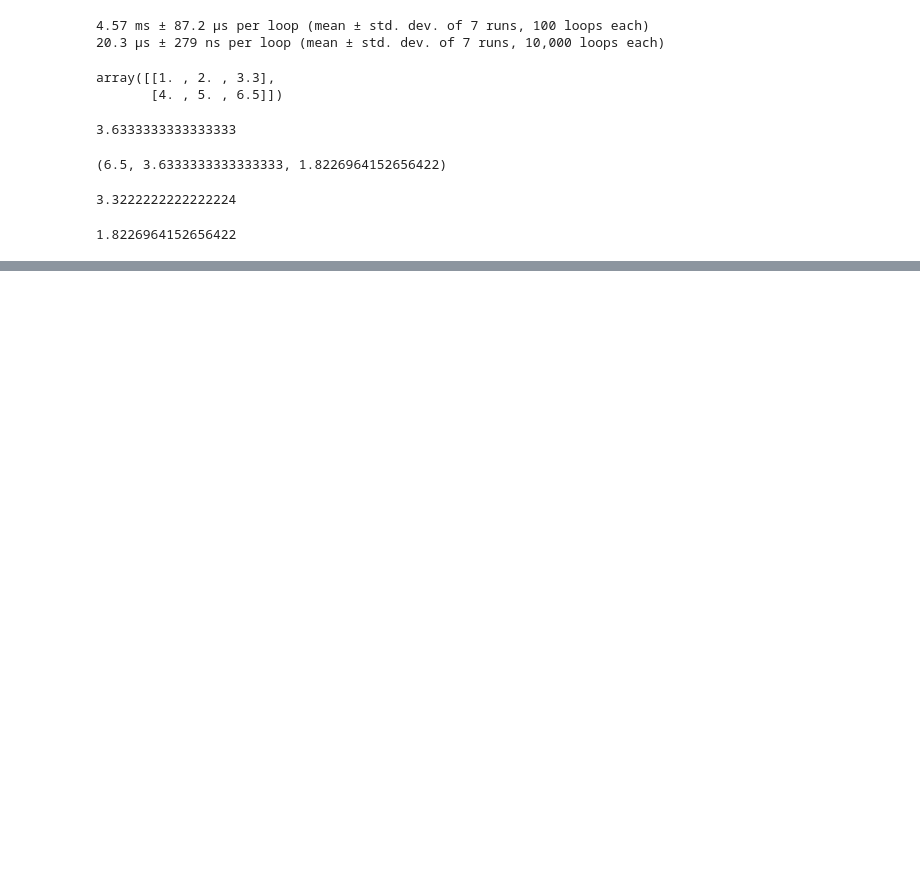
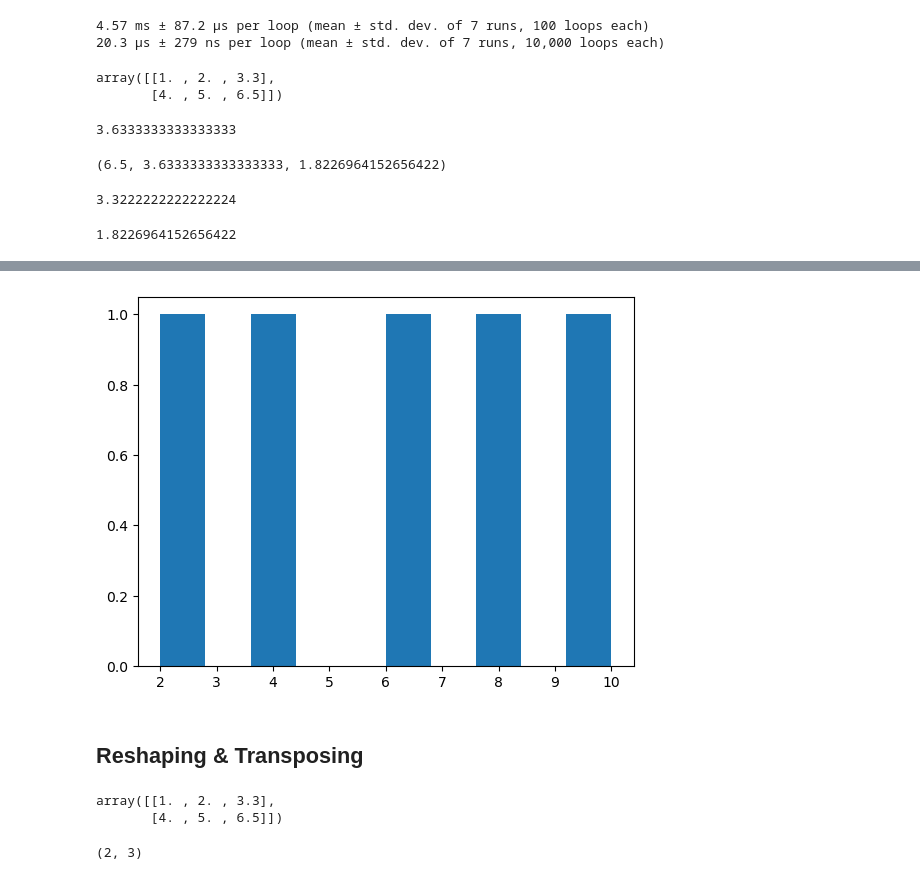
Before and after one commit to judgemongcal/ztm-machine-learning-course, a Jupyter notebook: introduction-to-numpy.ipynb, the cells around one changed output, grey strips where cells are left out. Saved outputs shown, nothing was run; the diff lists cells and outputs as text; code cells hidden in the pictures; blank space fills up the shorter version.

```diff
--- a/introduction-to-numpy.ipynb
+++ b/introduction-to-numpy.ipynb
@@ -406,0 +430,16 @@ np.sqrt(np.var(a2))
+# %%
+plt.hist(low_var)
+plt.show()
+# %% [output]
+[figure, added]
+# %% [markdown]
+## Reshaping & Transposing
+# %%
+a2
+# %% [output]
+array([[1. , 2. , 3.3],
+       [4. , 5. , 6.5]])
+# %%
+a2.shape
+# %% [output]
+(2, 3)
```
Also changed, not shown: parts of 13 cells of this notebook.
